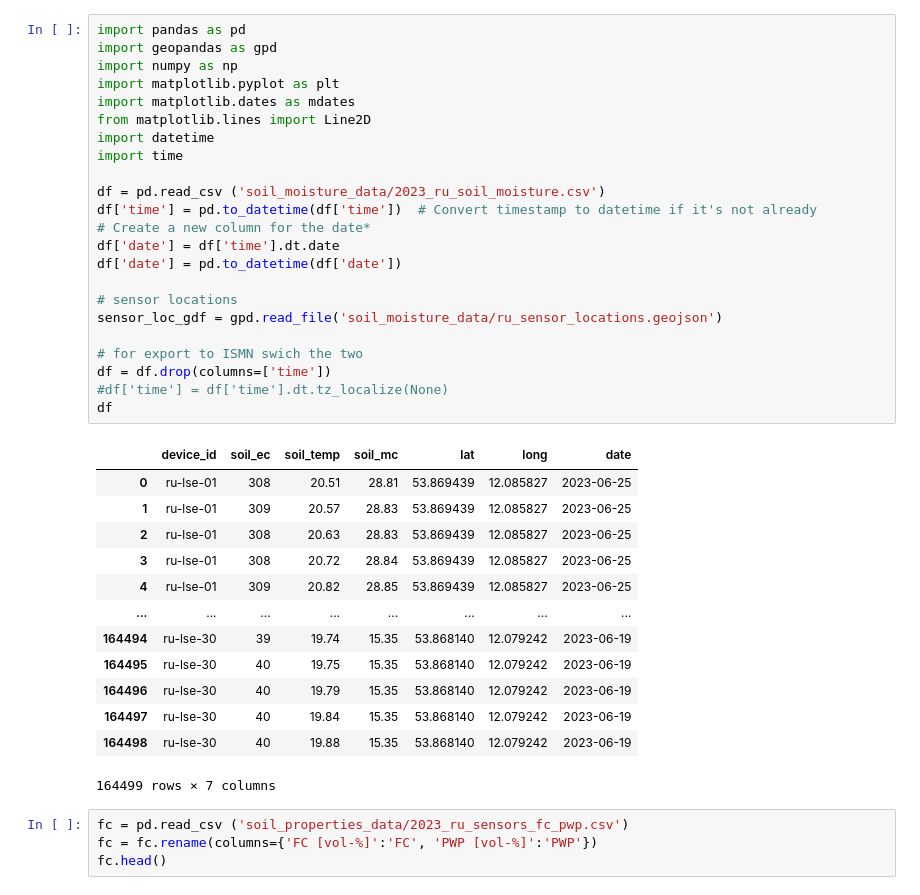
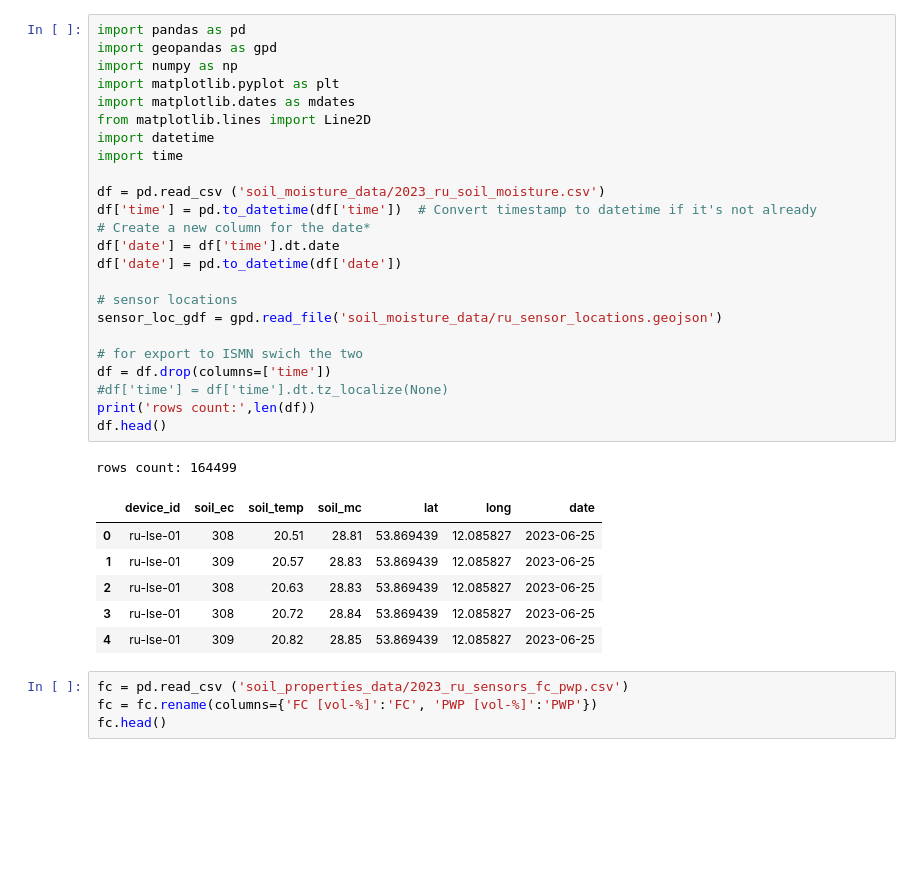
Before and after one commit to AlexSteiger/python_plots, a Jupyter notebook: soil_moisture_zeitreihe.ipynb, the cells around one changed output. Saved outputs shown, nothing was run; the diff lists cells and outputs as text; blank space fills up the shorter version.

```diff
--- a/soil_moisture_zeitreihe.ipynb
+++ b/soil_moisture_zeitreihe.ipynb
@@ -1,40 +1,35 @@
 # %%
 import pandas as pd
 import geopandas as gpd
 import numpy as np
 import matplotlib.pyplot as plt
 import matplotlib.dates as mdates
 from matplotlib.lines import Line2D
 import datetime
 import time
 
 df = pd.read_csv ('soil_moisture_data/2023_ru_soil_moisture.csv')
 df['time'] = pd.to_datetime(df['time'])  # Convert timestamp to datetime if it's not already
 # Create a new column for the date*
 df['date'] = df['time'].dt.date
 df['date'] = pd.to_datetime(df['date'])
 
 # sensor locations
 sensor_loc_gdf = gpd.read_file('soil_moisture_data/ru_sensor_locations.geojson')
 
 # for export to ISMN swich the two
 df = df.drop(columns=['time'])
 #df['time'] = df['time'].dt.tz_localize(None)
-df
+print('rows count:',len(df))
+df.head()
 # %% [output]
+rows count: 164499
 |  | device_id | soil_ec | soil_temp | soil_mc | lat | long | date |
 | 0 | ru-lse-01 | 308 | 20.51 | 28.81 | 53.869439 | 12.085827 | 2023-06-25 |
 | 1 | ru-lse-01 | 309 | 20.57 | 28.83 | 53.869439 | 12.085827 | 2023-06-25 |
 | 2 | ru-lse-01 | 308 | 20.63 | 28.83 | 53.869439 | 12.085827 | 2023-06-25 |
 | 3 | ru-lse-01 | 308 | 20.72 | 28.84 | 53.869439 | 12.085827 | 2023-06-25 |
 | 4 | ru-lse-01 | 309 | 20.82 | 28.85 | 53.869439 | 12.085827 | 2023-06-25 |
-| ... | ... | ... | ... | ... | ... | ... | ... |
-| 164494 | ru-lse-30 | 39 | 19.74 | 15.35 | 53.868140 | 12.079242 | 2023-06-19 |
-| 164495 | ru-lse-30 | 40 | 19.75 | 15.35 | 53.868140 | 12.079242 | 2023-06-19 |
-| 164496 | ru-lse-30 | 40 | 19.79 | 15.35 | 53.868140 | 12.079242 | 2023-06-19 |
-| 164497 | ru-lse-30 | 40 | 19.84 | 15.35 | 53.868140 | 12.079242 | 2023-06-19 |
-| 164498 | ru-lse-30 | 40 | 19.88 | 15.35 | 53.868140 | 12.079242 | 2023-06-19 |
-164499 rows × 7 columns
 # %%
 fc = pd.read_csv ('soil_properties_data/2023_ru_sensors_fc_pwp.csv')
 fc = fc.rename(columns={'FC [vol-%]':'FC', 'PWP [vol-%]':'PWP'})
```
Also changed, not shown: parts of 2 cells of this notebook, 3 other files.
